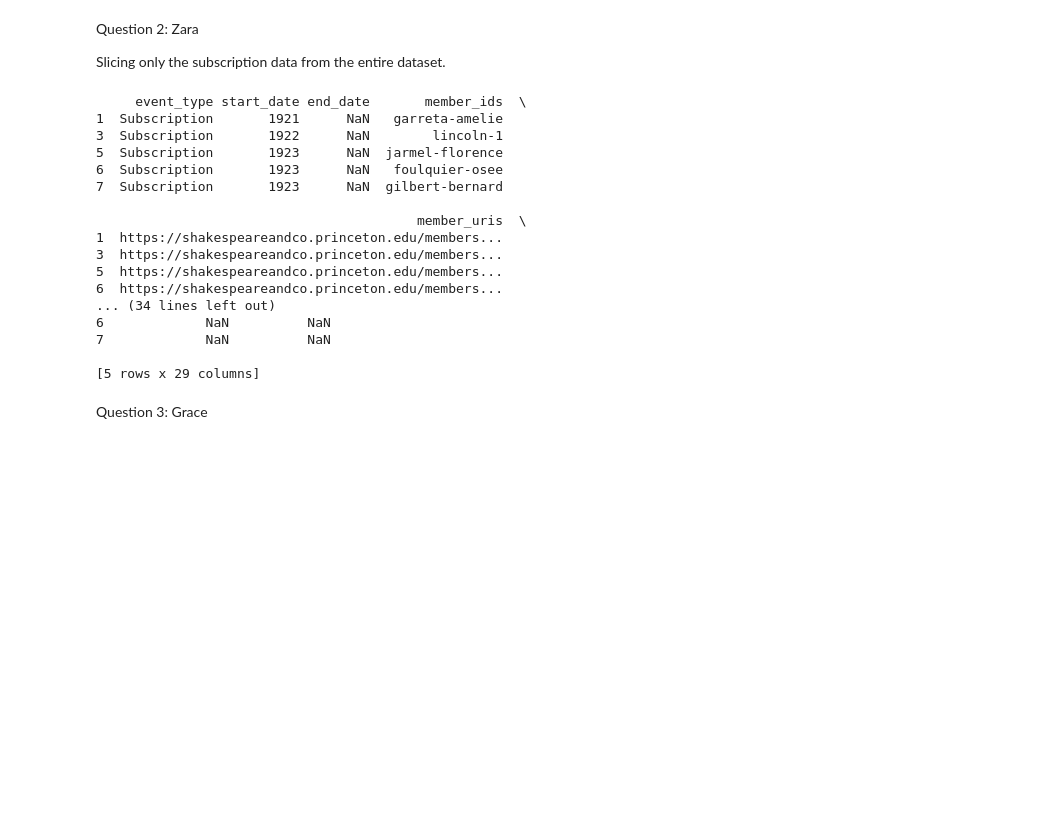
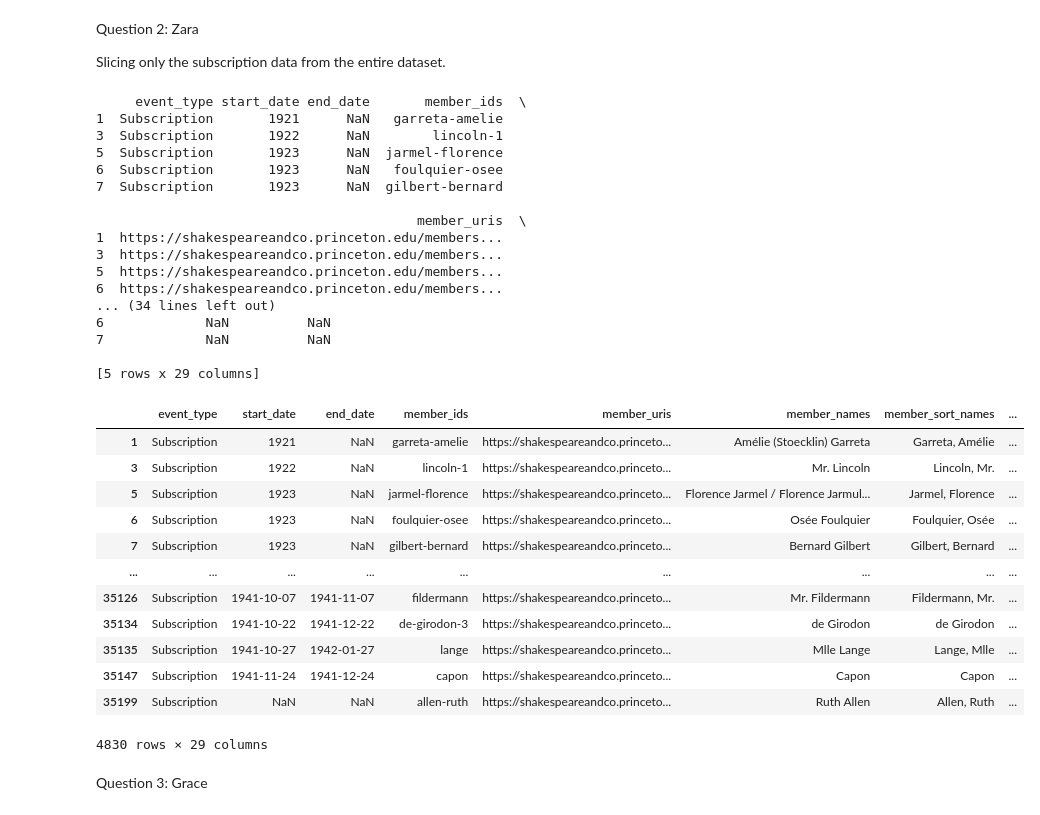
Before and after one commit to danihalavach/Shakespeare-Co, a Jupyter notebook: InitialAnalysis.ipynb, the cells around one changed output. Saved outputs shown, nothing was run; the diff lists cells and outputs as text; code cells hidden in the pictures; blank space fills up the shorter version.

```diff
--- a/InitialAnalysis.ipynb
+++ b/InitialAnalysis.ipynb
@@ -55,33 +55,48 @@ Slicing only the subscription data from the entire dataset.
 # Count occurrences of each event type
 event_type_counts = Counter(events['event_type'])
 # Display the counts of each event type
 event_type_counts
 
 # Slice out only the event types that are 'Subscription'
 subscription_events = events[events['event_type'] == 'Subscription']
 # Display the first 5 rows of subscription events
 print(subscription_events.head())
 
 # Create dataframe with the subscription data:
 subscription_df = pd.DataFrame(subscription_events)
+# Display the first the subscription DataFrame
+subscription_df
 # %% [output]
      event_type start_date end_date       member_ids  \
 1  Subscription       1921      NaN   garreta-amelie
 3  Subscription       1922      NaN        lincoln-1
 5  Subscription       1923      NaN  jarmel-florence
 6  Subscription       1923      NaN   foulquier-osee
 7  Subscription       1923      NaN  gilbert-bernard
 
                                          member_uris  \
 1  https://shakespeareandco.princeton.edu/members...
 3  https://shakespeareandco.princeton.edu/members...
 5  https://shakespeareandco.princeton.edu/members...
 6  https://shakespeareandco.princeton.edu/members...
 ... (34 lines left out)
 6             NaN          NaN
 7             NaN          NaN
 
 [5 rows x 29 columns]
+|  | event_type | start_date | end_date | member_ids | member_uris | member_names | member_sort_names | ... |
+| 1 | Subscription | 1921 | NaN | garreta-amelie | https://shakespeareandco.princeto... | Amélie (Stoecklin) Garreta | Garreta, Amélie | ... |
+| 3 | Subscription | 1922 | NaN | lincoln-1 | https://shakespeareandco.princeto... | Mr. Lincoln | Lincoln, Mr. | ... |
+| 5 | Subscription | 1923 | NaN | jarmel-florence | https://shakespeareandco.princeto... | Florence Jarmel / Florence Jarmul... | Jarmel, Florence | ... |
+| 6 | Subscription | 1923 | NaN | foulquier-osee | https://shakespeareandco.princeto... | Osée Foulquier | Foulquier, Osée | ... |
+| 7 | Subscription | 1923 | NaN | gilbert-bernard | https://shakespeareandco.princeto... | Bernard Gilbert | Gilbert, Bernard | ... |
+| ... | ... | ... | ... | ... | ... | ... | ... | ... |
+| 35126 | Subscription | 1941-10-07 | 1941-11-07 | fildermann | https://shakespeareandco.princeto... | Mr. Fildermann | Fildermann, Mr. | ... |
+| 35134 | Subscription | 1941-10-22 | 1941-12-22 | de-girodon-3 | https://shakespeareandco.princeto... | de Girodon | de Girodon | ... |
+| 35135 | Subscription | 1941-10-27 | 1942-01-27 | lange | https://shakespeareandco.princeto... | Mlle Lange | Lange, Mlle | ... |
+| 35147 | Subscription | 1941-11-24 | 1941-12-24 | capon | https://shakespeareandco.princeto... | Capon | Capon | ... |
+| 35199 | Subscription | NaN | NaN | allen-ruth | https://shakespeareandco.princeto... | Ruth Allen | Allen, Ruth | ... |
+4830 rows × 29 columns
 # %% [markdown]
 Question 3: Grace
 # %%
```
